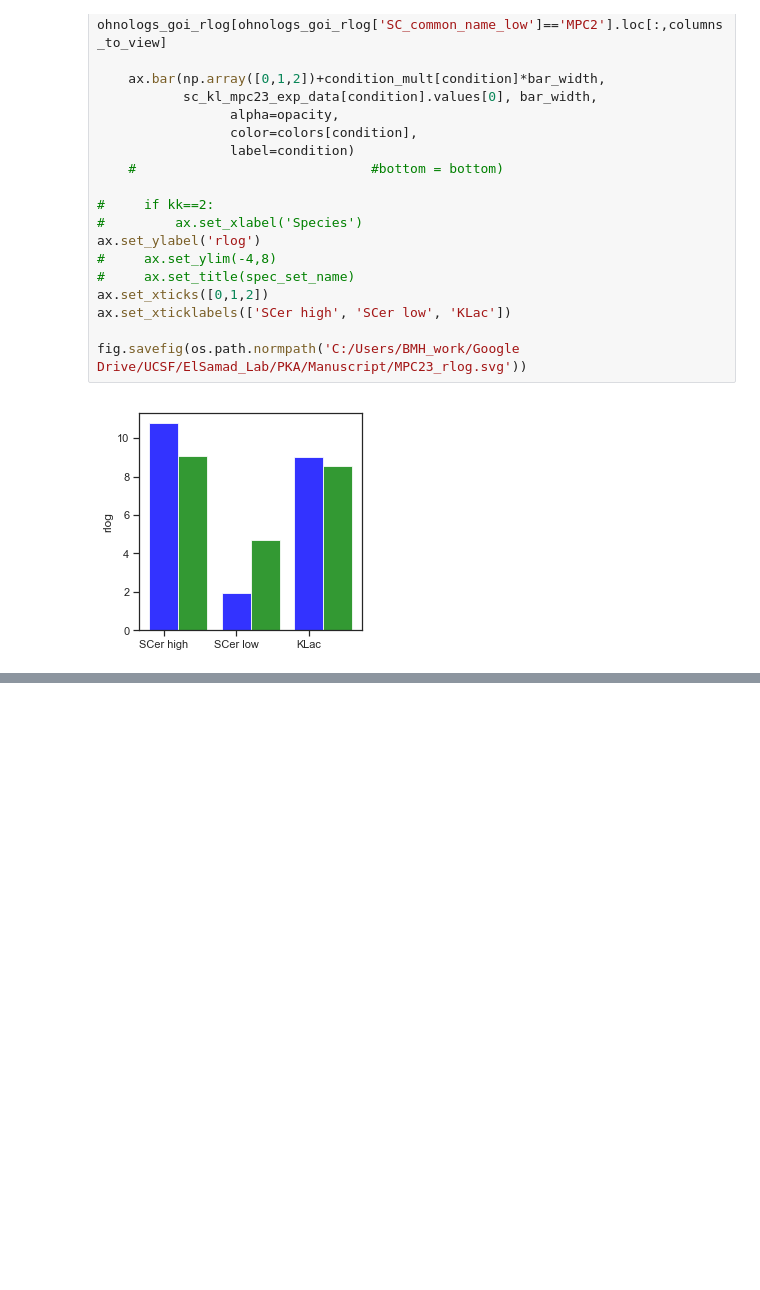
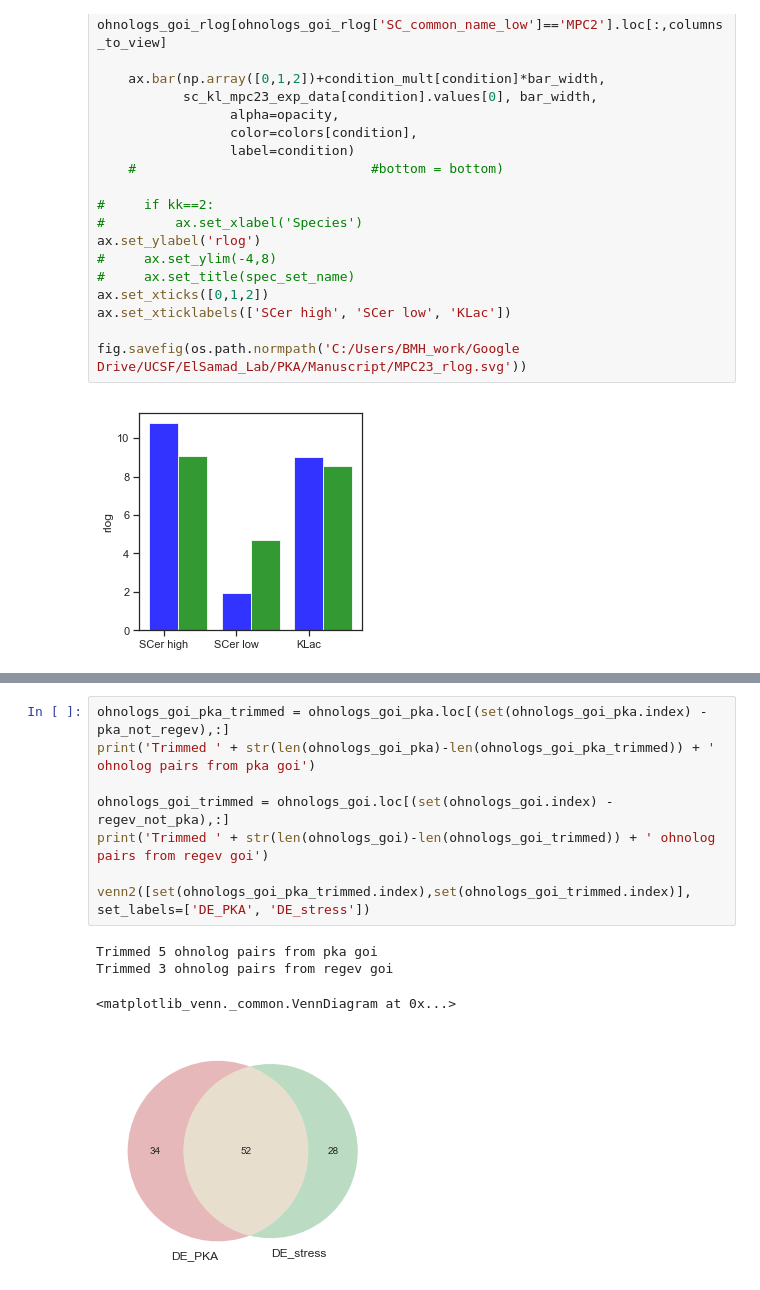
Before and after one commit to heineike02/yeast_esr_expression_analysis, a Jupyter notebook: scripts/20181210_goi_raw_exp_stress_resp_phylogeny.ipynb, the cells around one changed output, grey strips where cells are left out. Saved outputs shown, nothing was run; the diff lists cells and outputs as text; blank space fills up the shorter version.

```diff
--- a/scripts/20181210_goi_raw_exp_stress_resp_phylogeny.ipynb
+++ b/scripts/20181210_goi_raw_exp_stress_resp_phylogeny.ipynb
@@ -1767,0 +1959,13 @@ fig.savefig(os.path.normpath('C:/Users/BMH_work/Google Drive/UCSF/ElSamad_Lab/PK
+# %%
+ohnologs_goi_pka_trimmed = ohnologs_goi_pka.loc[(set(ohnologs_goi_pka.index) - pka_not_regev),:]
+print('Trimmed ' + str(len(ohnologs_goi_pka)-len(ohnologs_goi_pka_trimmed)) + ' ohnolog pairs from pka goi')
+
+ohnologs_goi_trimmed = ohnologs_goi.loc[(set(ohnologs_goi.index) - regev_not_pka),:]
+print('Trimmed ' + str(len(ohnologs_goi)-len(ohnologs_goi_trimmed)) + ' ohnolog pairs from regev goi')
+
+venn2([set(ohnologs_goi_pka_trimmed.index),set(ohnologs_goi_trimmed.index)], set_labels=['DE_PKA', 'DE_stress'])
+# %% [output]
+Trimmed 5 ohnolog pairs from pka goi
+Trimmed 3 ohnolog pairs from regev goi
+<matplotlib_venn._common.VennDiagram at 0x...>
+[figure, added]
```
Also changed, not shown: parts of 26 cells of this notebook, 4 other files.
